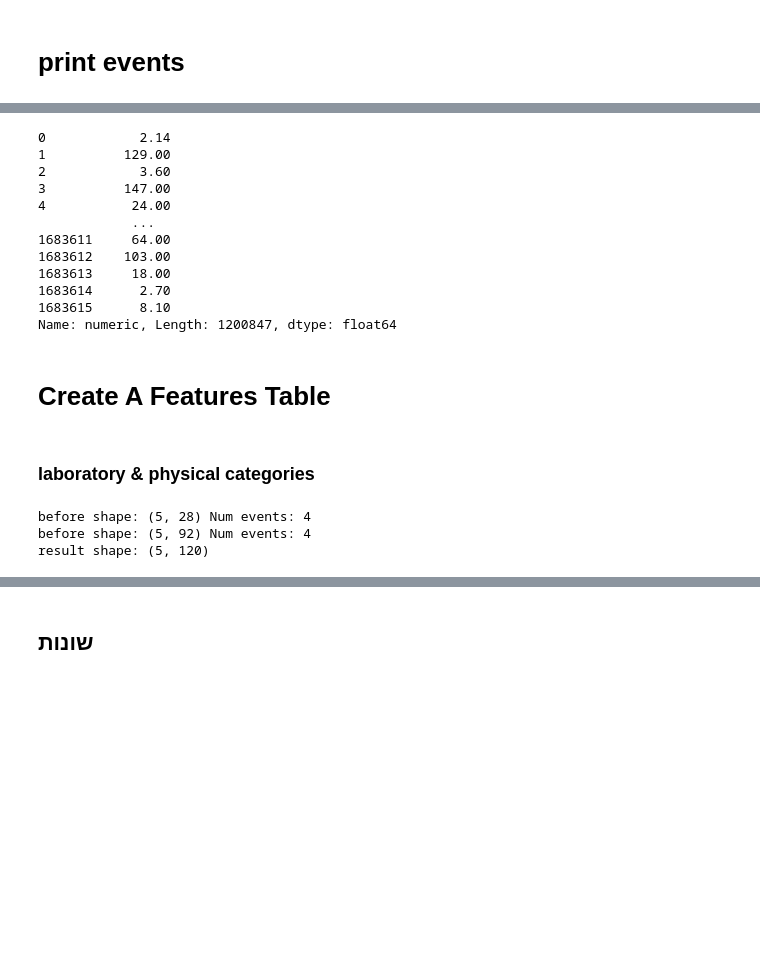
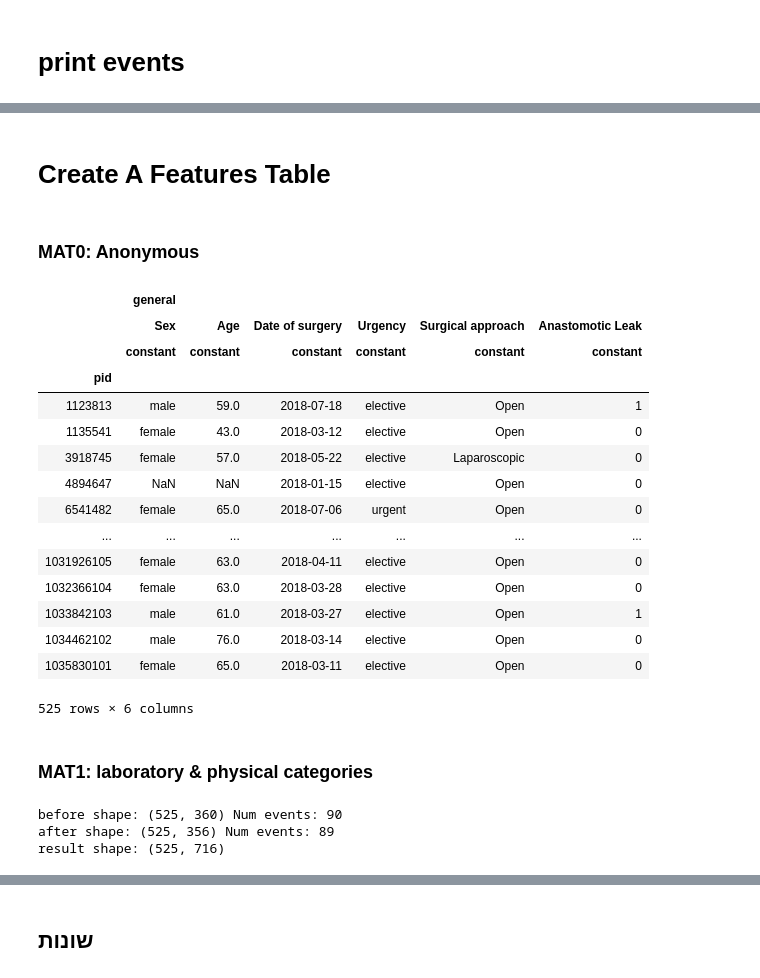
Before and after one commit to nomihadar/Anastomotic-Leak-Prediction, a Jupyter notebook: Scripts/parseData5 - create matrix.ipynb, the cells around one changed output, grey strips where cells are left out. Cells and saved outputs as stored; diff of their text form; code cells hidden in the pictures; blank space fills up the shorter version.

```diff
--- a/Scripts/parseData5 - create matrix.ipynb
+++ b/Scripts/parseData5 - create matrix.ipynb
@@ -54,14 +56,12 @@ anonymous: (525, 14)
 # %%
 #get data from anonymous
 
-anon = anonymous.loc[anonymous_ix]
-
 #map: 1 if Anastomotic Leak, 0 o.w.
-anon['Anastomotic Leak'] = 0
-anon.loc[anon['Complications']=='Anastomotic Leak', 'Anastomotic Leak'] = 1
+anonymous['Anastomotic Leak'] = 0
+anonymous.loc[anonymous['Complications']=='Anastomotic Leak', 'Anastomotic Leak'] = 1
 
 #drop columns
 cols_to_remove = ['Name of surgery',
-                  'Date of surgery', 'Days of hospitalization', 'Patient classification',
+                  'Days of hospitalization', 'Patient classification',
                   'Responsible surgeon', 'Kk', 'Simple', 'Severe', 'Complications']
-anon = anon.drop(columns=cols_to_remove).set_index('pid')
+anonymous = anonymous.drop(columns=cols_to_remove).set_index('pid')
@@ -136,21 +153,31 @@ Osmolality -Urine                    90
 Name: featureName, dtype: int64
-# %%
-data.loc[data['numeric'].notna(), 'numeric']
-# %% [output]
-0            2.14
-1          129.00
-2            3.60
-3          147.00
-4           24.00
-            ...
-1683611     64.00
-1683612    103.00
-1683613     18.00
-1683614      2.70
-1683615      8.10
-Name: numeric, Length: 1200847, dtype: float64
 # %% [markdown]
 # Create A Features Table
+# %% [markdown]
+### MAT0: Anonymous
+# %%
+
+mat0 = pd.concat([anonymous], axis=1, keys=["general"], names = [""])
+mat0 = pd.concat([mat0], axis=1, keys=["constant"], names = [""])
+mat0.columns = mat0.columns.reorder_levels([1,2,0])
+mat0
+# %% [output]
+|  | general |  |  |  |  |  |
+|  | Sex | Age | Date of surgery | Urgency | Surgical approach | Anastomotic Leak |
+|  | constant | constant | constant | constant | constant | constant |
+| pid |  |  |  |  |  |  |
+| 1123813 | male | 59.0 | 2018-07-18 | elective | Open | 1 |
+| 1135541 | female | 43.0 | 2018-03-12 | elective | Open | 0 |
+| 3918745 | female | 57.0 | 2018-05-22 | elective | Laparoscopic | 0 |
+| 4894647 | NaN | NaN | 2018-01-15 | elective | Open | 0 |
+| 6541482 | female | 65.0 | 2018-07-06 | urgent | Open | 0 |
+| ... | ... | ... | ... | ... | ... | ... |
+| 1031926105 | female | 63.0 | 2018-04-11 | elective | Open | 0 |
+| 1032366104 | female | 63.0 | 2018-03-28 | elective | Open | 0 |
+| 1033842103 | male | 61.0 | 2018-03-27 | elective | Open | 1 |
+| 1034462102 | male | 76.0 | 2018-03-14 | elective | Open | 0 |
+| 1035830101 | female | 65.0 | 2018-03-11 | elective | Open | 0 |
+525 rows × 6 columns
 # %% [markdown]
-### laboratory & physical categories
+### MAT1: laboratory & physical categories
 # %%
@@ -161,15 +188,15 @@ before_frames = []
 after_frames = []
 
 #for each patient and surgery date in anonymous
-for index, row in anonymous.loc[anonymous_ix].head().iterrows():
+for pid, row in anonymous.iterrows():
 
     #get surgery date of current patient
     surgery_date = row['Date of surgery']
 
-    #print(row['pid'], surgery_date)
+    #print(pid, surgery_date)
 
     #get events before and after date of surgery
-    patient = data.loc[data['pid'] == row['pid'], :]
+    patient = data.loc[data['pid'] == pid, :]
     before = patient[patient['eventStartDate'] < surgery_date]
     after = patient[patient['eventStartDate'] >= surgery_date]
 
@@ -180,8 +207,8 @@ for index, row in anonymous.loc[anonymous_ix].head().iterrows():
     x2 = after.groupby('featureName')['numeric'].agg(['mean', 'median', 'min', 'max'])
 
     #reshape and add pid
-    y1 = x1.stack().to_frame().T.assign(pid=row['pid'])
-    y2 = x2.stack().to_frame().T.assign(pid=row['pid'])
+    y1 = x1.stack().to_frame().T.assign(pid=pid)
+    y2 = x2.stack().to_frame().T.assign(pid=pid)
 
     #add to list
     before_frames.append(y1)
@@ -196,14 +223,14 @@ for index, row in anonymous.loc[anonymous_ix].head().iterrows():
 before_concat = pd.concat(before_frames).set_index('pid', drop=True)
 after_concat = pd.concat(after_frames).set_index('pid', drop=True)
 
-result_data = pd.concat([before_concat, after_concat], axis=1,
+mat1 = pd.concat([before_concat, after_concat], axis=1,
                         keys=['before_surgery', 'after_surgery'],
-                        names=['date','eventName', 'statistics'])
+                        names=['time','eventName', 'statistic'])
 
-print("before shape:", before_concat.shape, "Num events:", before_concat.columns.get_level_values(1).nunique())
-print("before shape:", after_concat.shape, "Num events:", after_concat.columns.get_level_values(1).nunique())
-print("result shape:", result_data.shape)
+print("before shape:", before_concat.shape, "Num events:", before_concat.columns.get_level_values(0).nunique())
+print("after shape:", after_concat.shape, "Num events:", after_concat.columns.get_level_values(0).nunique())
+print("result shape:", mat1.shape)
 # %% [output]
-before shape: (5, 28) Num events: 4
-before shape: (5, 92) Num events: 4
-result shape: (5, 120)
+before shape: (525, 360) Num events: 90
+after shape: (525, 356) Num events: 89
+result shape: (525, 716)
```
Also changed, not shown: parts of 32 cells of this notebook.
